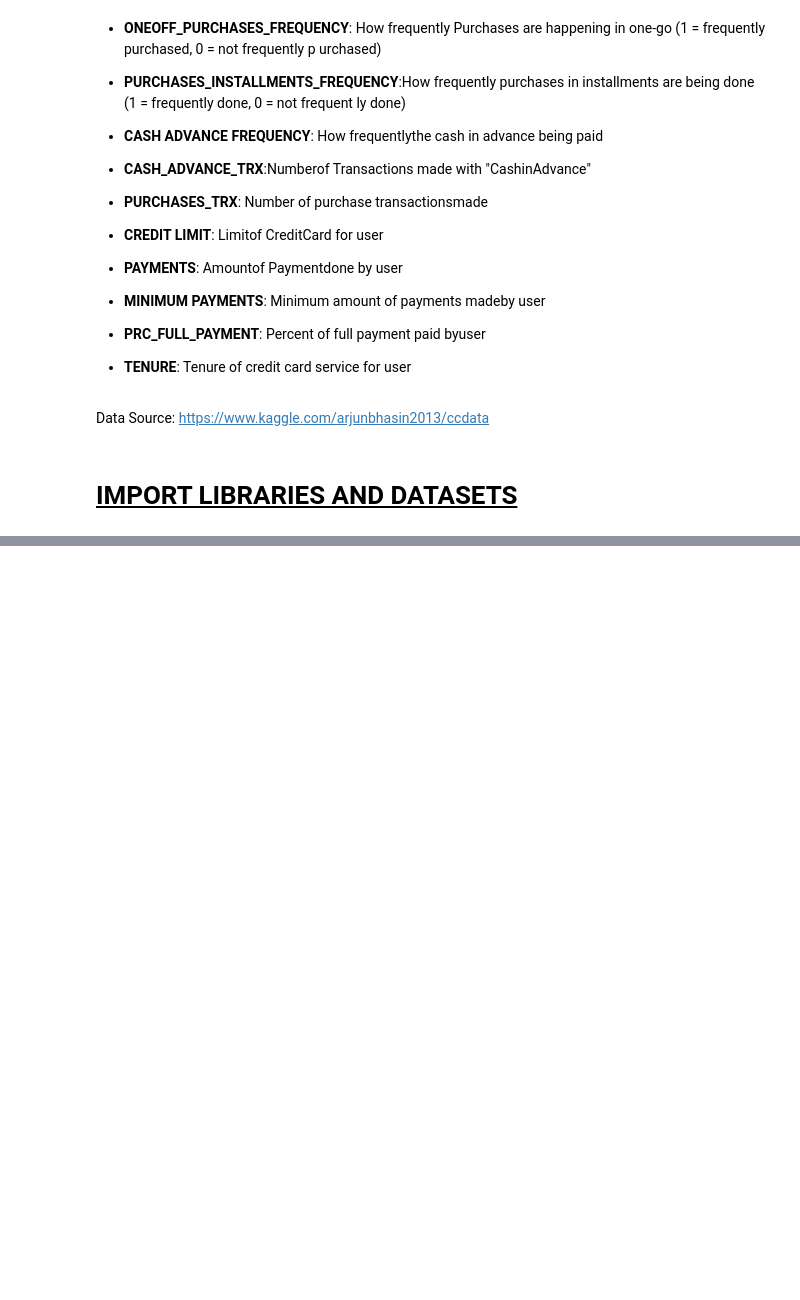
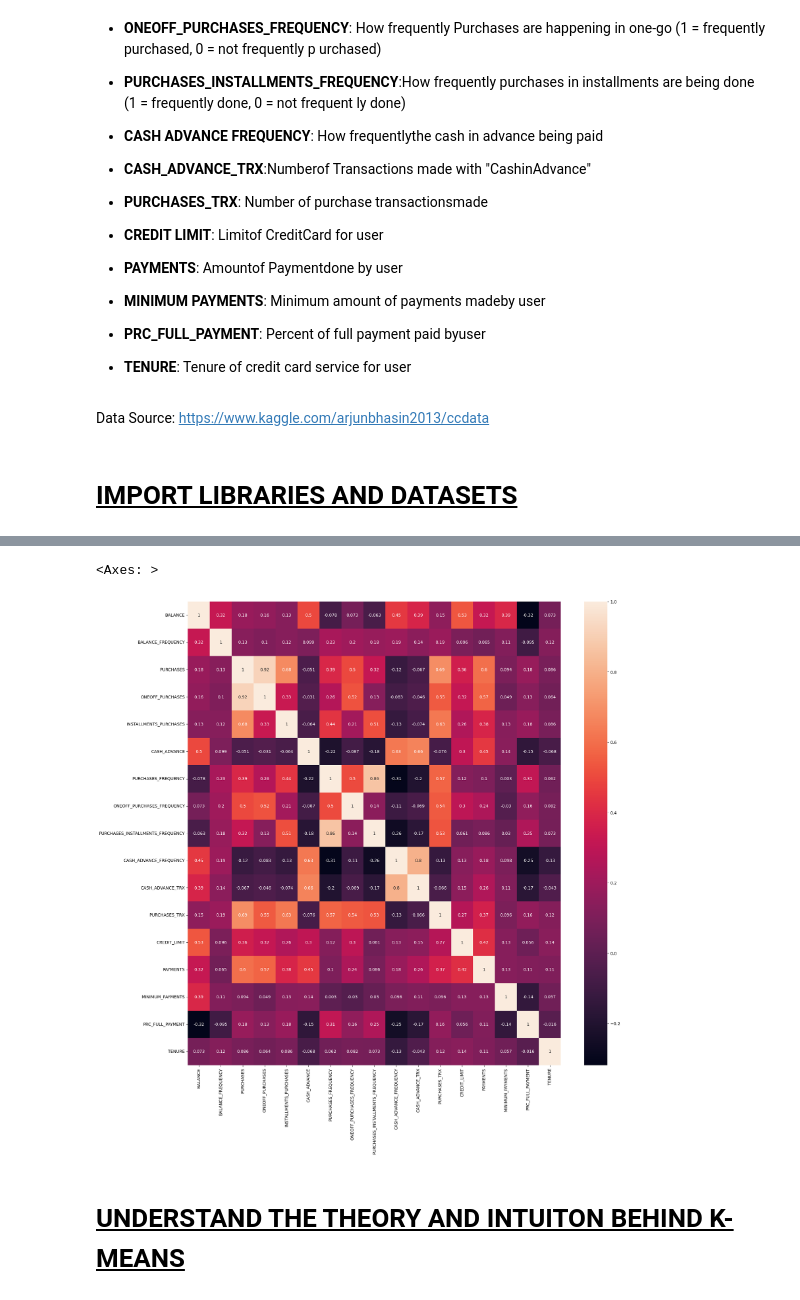
Before and after one commit to FemiAdesola/Data-Science, a Jupyter notebook: Marketing_Department.ipynb, the cells around one changed output, grey strips where cells are left out. Drawn from its saved outputs; the diff is of its cells as text; code cells hidden in the pictures; blank space fills up the shorter version.

```diff
--- a/Marketing_Department.ipynb
+++ b/Marketing_Department.ipynb
@@ -159,2 +275,15 @@ employee_df = pd.read_csv('/content/drive/My Drive/Colab Notebooks/Marketing-dat
+# %%
+correlations = creditcard_df.corr(numeric_only = [True])
+# %%
+f, ax = plt.subplots(figsize = (20, 20))
+sns.heatmap(correlations, annot = True)
+
+# 'PURCHASES' have high correlation between one-off purchases, 'installment purchases, purchase transactions, credit limit and payments.
+# Strong Positive Correlation between 'PURCHASES_FREQUENCY' and 'PURCHASES_INSTALLMENT_FREQUENCY'
+# %% [output]
+<Axes: >
+[figure, added]
+# %% [markdown]
+# <ins>**UNDERSTAND THE THEORY AND INTUITON BEHIND K-MEANS**
 # %% [markdown]
 ![alt text](https://drive.google.com/uc?id=1EBCmP06GuRjVfPgTfH85Yhv9xIAZUj-K)
```
Also changed, not shown: parts of 48 cells of this notebook.
